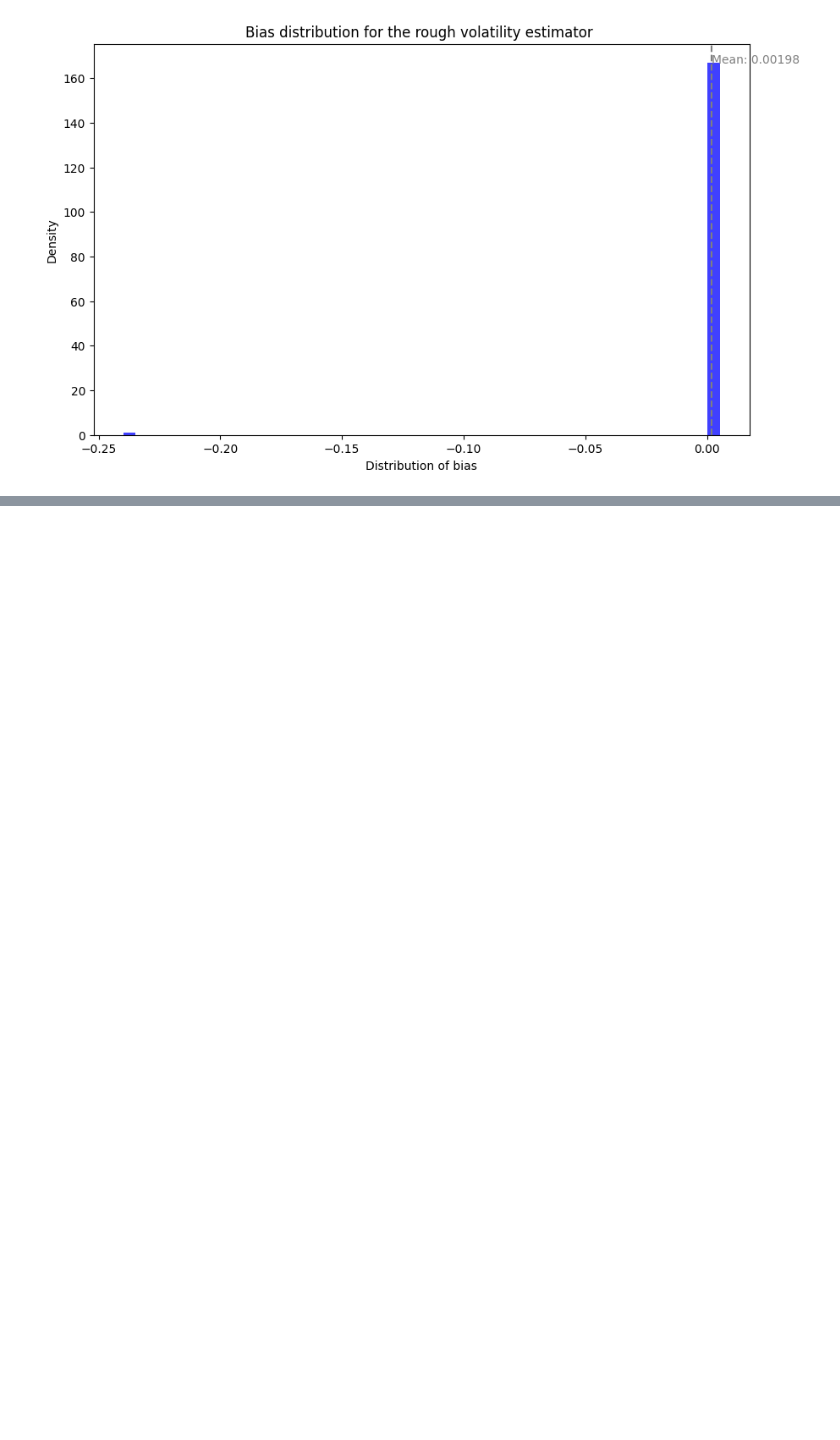
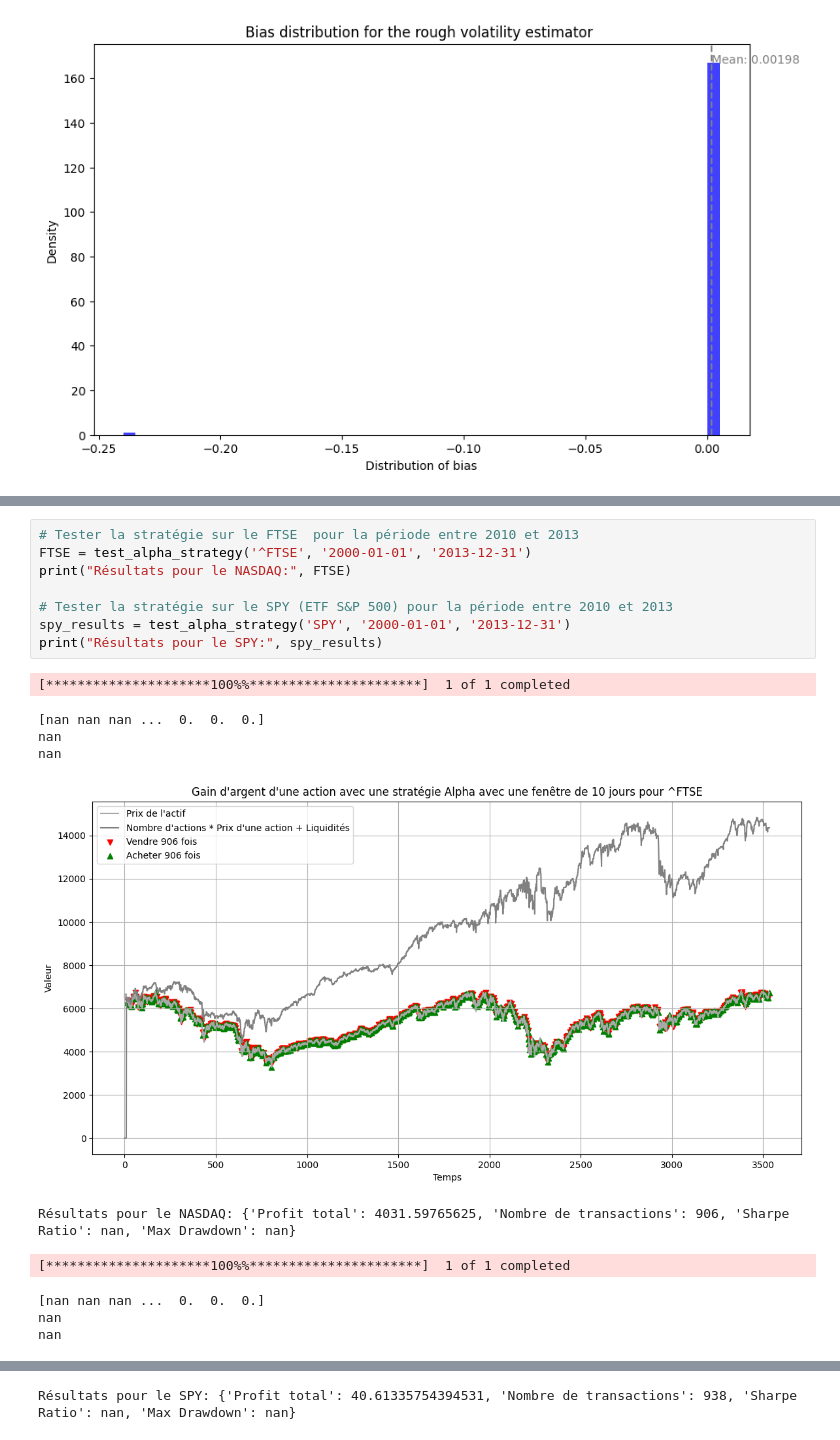
Before and after one commit to EIfinance/ei, a Jupyter notebook: Days_1_2.ipynb, the cells around one changed output, grey strips where cells are left out. Cells and saved outputs as stored; diff of their text form; blank space fills up the shorter version.

```diff
--- a/Days_1_2.ipynb
+++ b/Days_1_2.ipynb
@@ -1409,0 +1524,19 @@ plt.show()
+# %%
+# Tester la stratégie sur le FTSE  pour la période entre 2010 et 2013
+FTSE = test_alpha_strategy('^FTSE', '2000-01-01', '2013-12-31')
+print("Résultats pour le NASDAQ:", FTSE)
+
+# Tester la stratégie sur le SPY (ETF S&P 500) pour la période entre 2010 et 2013
+spy_results = test_alpha_strategy('SPY', '2000-01-01', '2013-12-31')
+print("Résultats pour le SPY:", spy_results)
+# %% [output]
+[*********************100%%**********************]  1 of 1 completed
+[nan nan nan ...  0.  0.  0.]
+nan
+nan
+[figure, added]
+Résultats pour le NASDAQ: {'Profit total': 4031.59765625, 'Nombre de transactions': 906, 'Sharpe Ratio': nan, 'Max Drawdown': nan}
+[*********************100%%**********************]  1 of 1 completed
+[nan nan nan ...  0.  0.  0.]
+nan
+nan
@@ -1409,0 +1544 @@ plt.show()
+Résultats pour le SPY: {'Profit total': 40.61335754394531, 'Nombre de transactions': 938, 'Sharpe Ratio': nan, 'Max Drawdown': nan}
```
Also changed, not shown: parts of 10 cells of this notebook.
